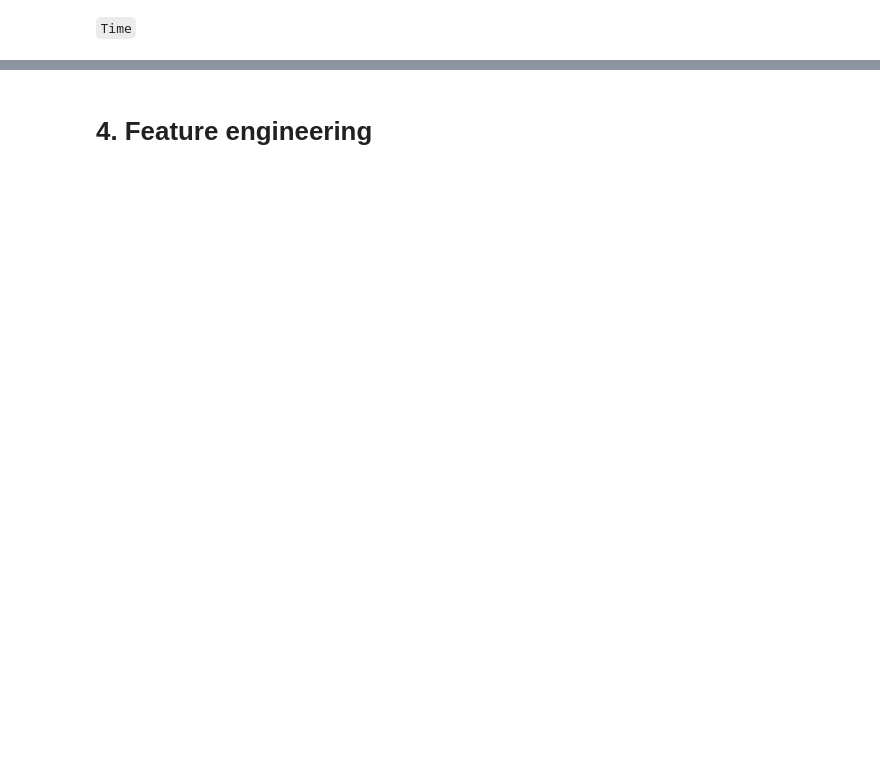
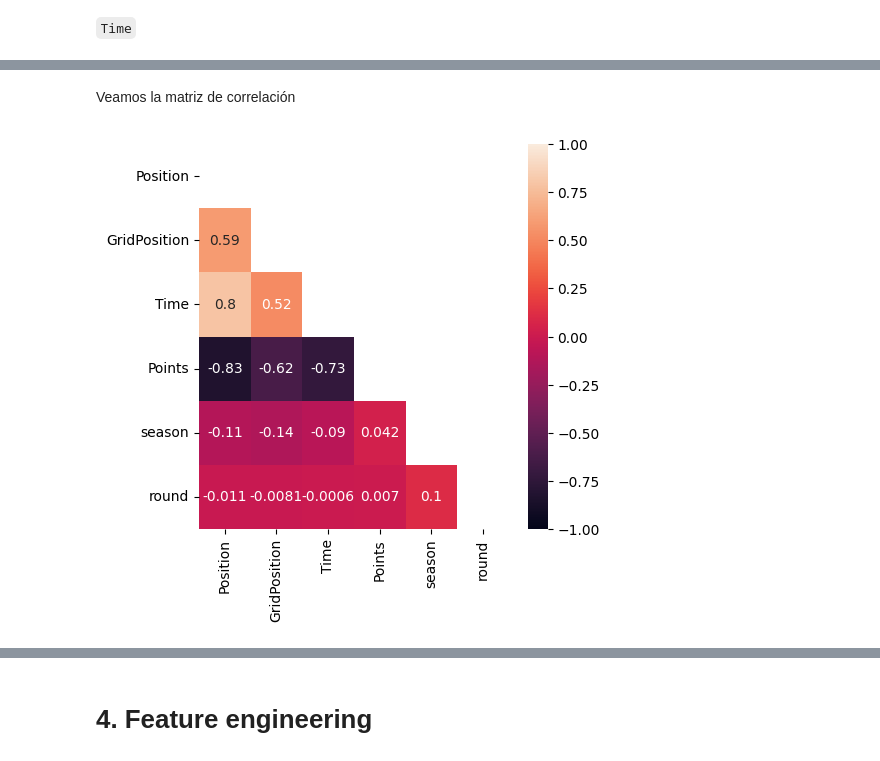
Before and after one commit to SupernovaIa/Formula-1-ML-Project, a Jupyter notebook: notebook/B1-EDA-Classification.ipynb, the cells around one changed output, grey strips where cells are left out. Saved outputs shown, nothing was run; the diff lists cells and outputs as text; code cells hidden in the pictures; blank space fills up the shorter version.

```diff
--- a/notebook/B1-EDA-Classification.ipynb
+++ b/notebook/B1-EDA-Classification.ipynb
@@ -51,11 +51,0 @@ Tenemos 305 carreras desde 2010 hasta 2024. Extraemos los resultados
-# %%
-
-df_results = pd.DataFrame()
-
-for season in range(2010, 2024): #df_races['season'].unique().tolist():
-
-    df = pd.read_csv(f'../data/output/results_{str(season)}.csv', index_col=0)
-
-    df_results = pd.concat([df_results, df])
-
-df_results.to_csv('../data/output/results.csv')
@@ -64,2 +54,10 @@ df = df_results
+# %%
+try:
+    df_results = pd.read_csv('../data/output/results.csv', index_col=0)
+
+except FileNotFoundError:
+    print("Data not found: Extracting data...")
+    # Caution! This extraction takes A LOT of time. It's recommended to manually extract each season one by one.
+    # df_results = extract_results_dataframe(df_races, save=True)[0]
 # %% [markdown]
 # 3. Data description
@@ -143,4 +138,4 @@ En el caso de `GridPosition`, las 3 entradas que tenemos se tratan de casos en l
 # %%
-df.dropna(subset=['GridPosition'], inplace=True)
+df_results.dropna(subset=['GridPosition'], inplace=True)
 # %% [markdown]
 `Time`
@@ -285,0 +283,6 @@ Aquí no tenemos mucho que comentar
+# %% [markdown]
+Veamos la matriz de correlación
+# %%
+plot_correlation_matrix(df_results)
+# %% [output]
+[figure, added]
```
Also changed, not shown: parts of 76 cells of this notebook, 1 other file.
